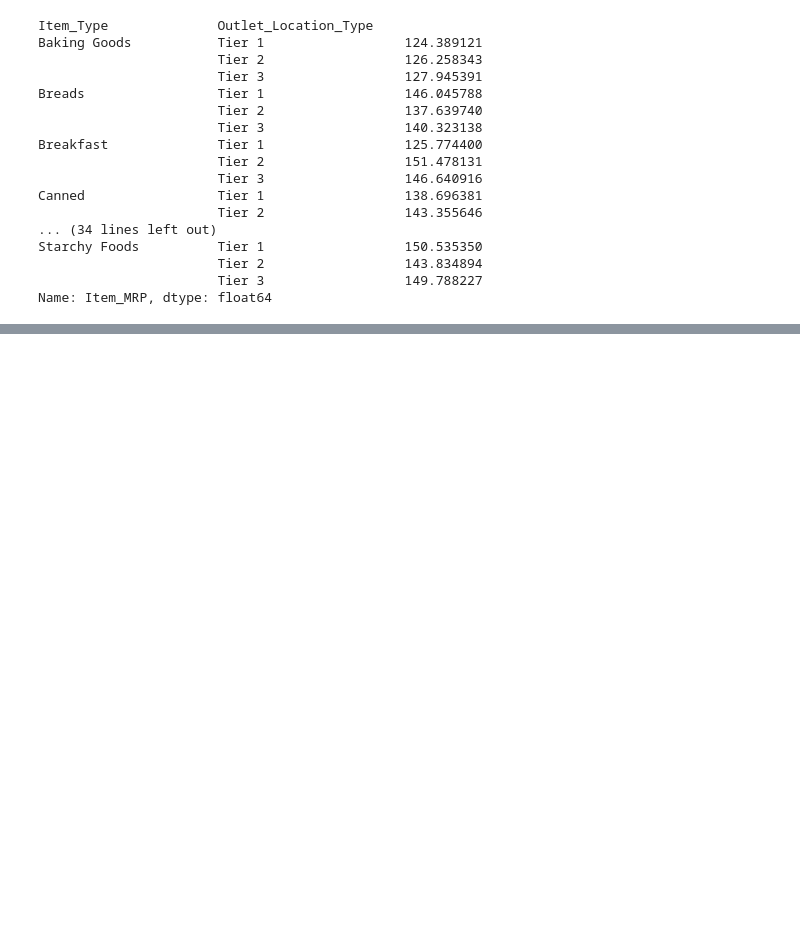
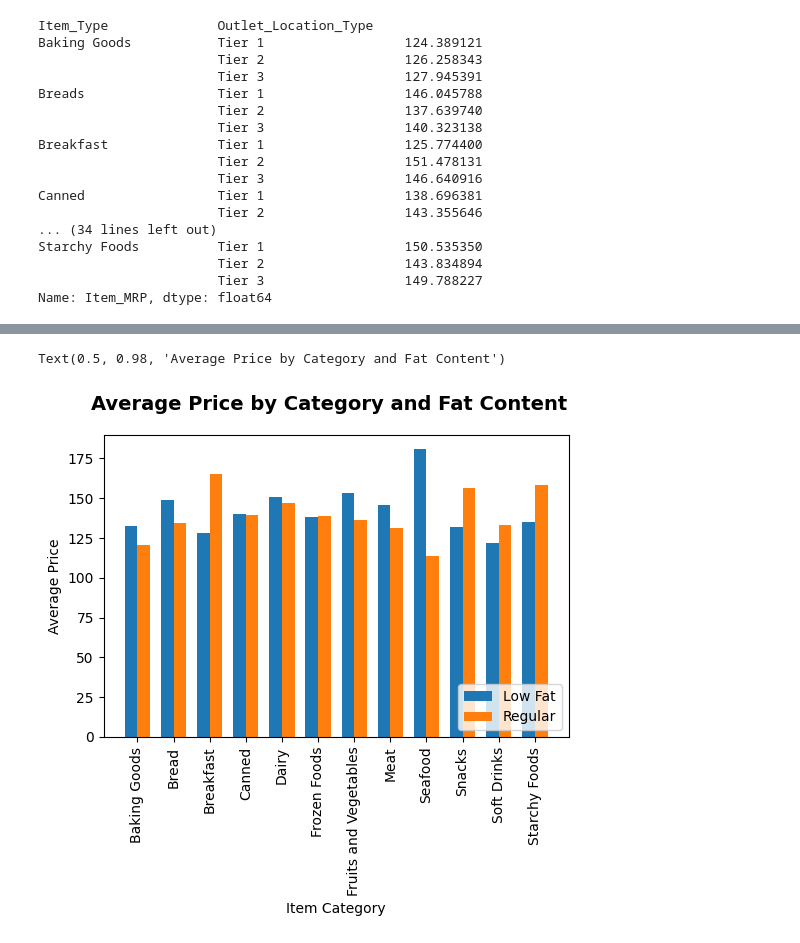
Before and after one commit to garrettfenchel/Coding-Dojo-Predicting-Sales-Volume, a Jupyter notebook: Project_1.ipynb, the cells around one changed output, grey strips where cells are left out. Saved outputs shown, nothing was run; the diff lists cells and outputs as text; code cells hidden in the pictures; blank space fills up the shorter version.

```diff
--- a/Project_1.ipynb
+++ b/Project_1.ipynb
@@ -328,0 +420,7 @@ plt.scatter(sales_baking["Item_Visibility"],sales_baking["Item_MRP"])
+# %%
+sales_drop = sales_clean.drop(sales_clean[sales_clean.Item_Type ==  "Hard Drinks"].index)
+sales_drop = sales_drop.drop(sales_drop[sales_drop.Item_Type ==  "Household"].index)
+sales_drop = sales_drop.drop(sales_drop[sales_drop.Item_Type ==  "Health and Hygiene"].index)
+sales_drop = sales_drop.drop(sales_drop[sales_drop.Item_Type ==  "Others"].index)
+
+sales_drop.groupby(["Item_Type","Item_Fat_Content"])[["Item_MRP"]].mean()
@@ -328,0 +446,24 @@ plt.scatter(sales_baking["Item_Visibility"],sales_baking["Item_MRP"])
+# %%
+sales_reg = sales_drop[sales_drop["Item_Fat_Content"] == "Regular"]
+sales_reg = sales_reg.groupby(["Item_Type"])[["Item_MRP"]].mean()
+
+sales_low = sales_drop[sales_drop["Item_Fat_Content"] == "Low Fat"]
+sales_low = sales_low.groupby(["Item_Type"])[["Item_MRP"]].mean()
+
+labels = ["Baking Goods","Bread","Breakfast","Canned","Dairy","Frozen Foods","Fruits and Vegetables","Meat","Seafood","Snacks","Soft Drinks","Starchy Foods"]
+# %%
+fig=plt.figure(dpi=100)
+x = np.arange(len(labels))
+width = 0.35
+plt.bar(x - width/2, sales_reg["Item_MRP"], width, label="Low Fat")
+plt.bar(x + width/2, sales_low["Item_MRP"], width, label="Regular")
+plt.xticks(x, labels)
+plt.xticks(rotation = 90)
+
+plt.ylabel("Average Price")
+plt.xlabel("Item Category")
+plt.legend(loc="lower right")
+fig.suptitle("Average Price by Category and Fat Content", fontsize=14, fontweight="bold")
+# %% [output]
+Text(0.5, 0.98, 'Average Price by Category and Fat Content')
+[figure, added]
```
Also changed, not shown: parts of 16 cells of this notebook.
